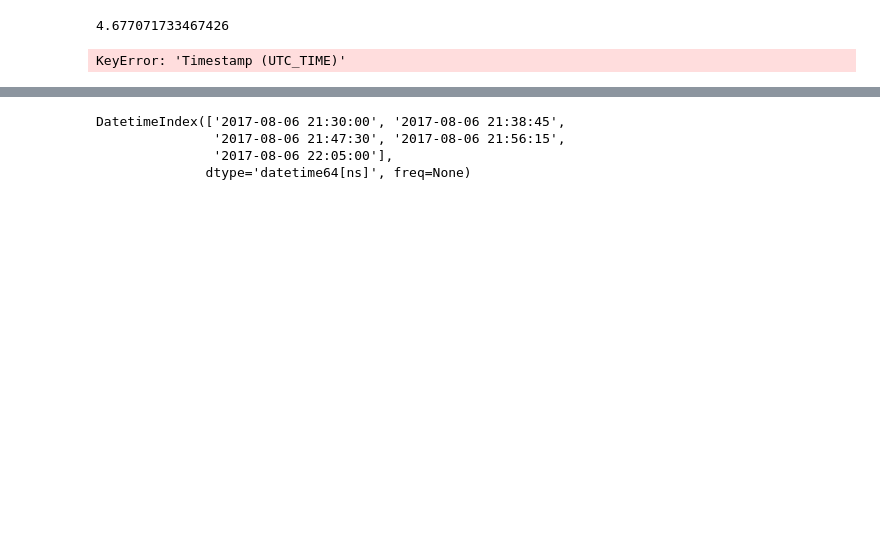
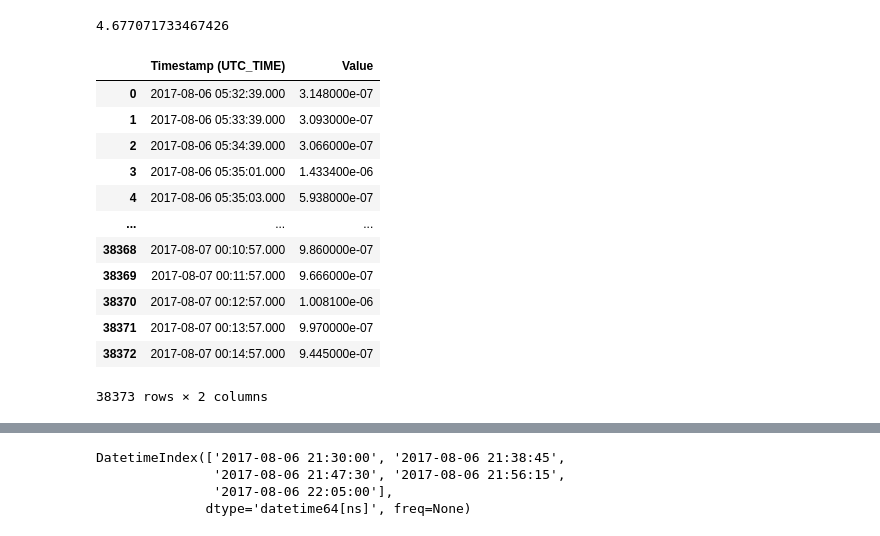
Before and after one commit to carlidel/collimator_scans, a Jupyter notebook: plots_and_tables.ipynb, the cells around one changed output, grey strips where cells are left out. Saved outputs shown, nothing was run; the diff lists cells and outputs as text; code cells hidden in the pictures; blank space fills up the shorter version.

```diff
--- a/plots_and_tables.ipynb
+++ b/plots_and_tables.ipynb
@@ -54,7 +60,7 @@ b2_loss_2_rs9 = pd.read_csv("timber_b2/BLMTI.06R7.B2I10_TCP.C6R7.B2_LOSS_RS09.cs
 b2_loss_2_rs6 = pd.read_csv("timber_b2/BLMTI.06R7.B2I10_TCP.C6R7.B2_LOSS_RS06.csv", header=1)
 b2_loss_2_rs4 = pd.read_csv("timber_b2/BLMTI.06R7.B2I10_TCP.C6R7.B2_LOSS_RS04.csv", header=1)
 
-b2_loss_1_rs9 = pd.read_csv("timber2_b2/BLMTI.06R7.B2I10_TCP.D6R7.B2_LOSS_RS09.csv", header=11)
+b2_loss_1_rs9 = pd.read_csv("timber2_b2/BLMTI.06R7.B2I10_TCP.D6R7.B2_LOSS_RS09.csv", header=1)
 b2_loss_1_rs6 = pd.read_csv("timber2_b2/BLMTI.06R7.B2I10_TCP.D6R7.B2_LOSS_RS06.csv", header=1)
 b2_loss_1_rs4 = pd.read_csv("timber2_b2/BLMTI.06R7.B2I10_TCP.D6R7.B2_LOSS_RS04.csv", header=1)
 
@@ -86,6 +92,22 @@ loss_2_rs4 = utc_time_to_seconds(loss_2_rs4)
 
 barrier = utc_time_to_seconds(barrier)
 barrier2 = utc_time_to_seconds(barrier2)
+# %%
+b2_loss_1_rs9
+# %% [output]
+|  | Timestamp (UTC_TIME) | Value |
+| 0 | 2017-08-06 05:32:39.000 | 3.148000e-07 |
+| 1 | 2017-08-06 05:33:39.000 | 3.093000e-07 |
+| 2 | 2017-08-06 05:34:39.000 | 3.066000e-07 |
+| 3 | 2017-08-06 05:35:01.000 | 1.433400e-06 |
+| 4 | 2017-08-06 05:35:03.000 | 5.938000e-07 |
+| ... | ... | ... |
+| 38368 | 2017-08-07 00:10:57.000 | 9.860000e-07 |
+| 38369 | 2017-08-07 00:11:57.000 | 9.666000e-07 |
+| 38370 | 2017-08-07 00:12:57.000 | 1.008100e-06 |
+| 38371 | 2017-08-07 00:13:57.000 | 9.970000e-07 |
+| 38372 | 2017-08-07 00:14:57.000 | 9.445000e-07 |
+38373 rows × 2 columns
 # %%
 b2_loss_1_rs9 = utc_time_to_seconds(b2_loss_1_rs9)
 b2_loss_1_rs6 = utc_time_to_seconds(b2_loss_1_rs6)
@@ -96,8 +118,6 @@ b2_loss_2_rs4 = utc_time_to_seconds(b2_loss_2_rs4)
 
 b2_barrier = utc_time_to_seconds(b2_barrier)
 b2_barrier2 = utc_time_to_seconds(b2_barrier2)
-# %% [output]
-KeyError: 'Timestamp (UTC_TIME)'
 # %%
 loss_1_rs9 = utc_time_to_datetime(loss_1_rs9)
 loss_1_rs6 = utc_time_to_datetime(loss_1_rs6)
```
Also changed, not shown: parts of 8 cells of this notebook, 2 other files.
